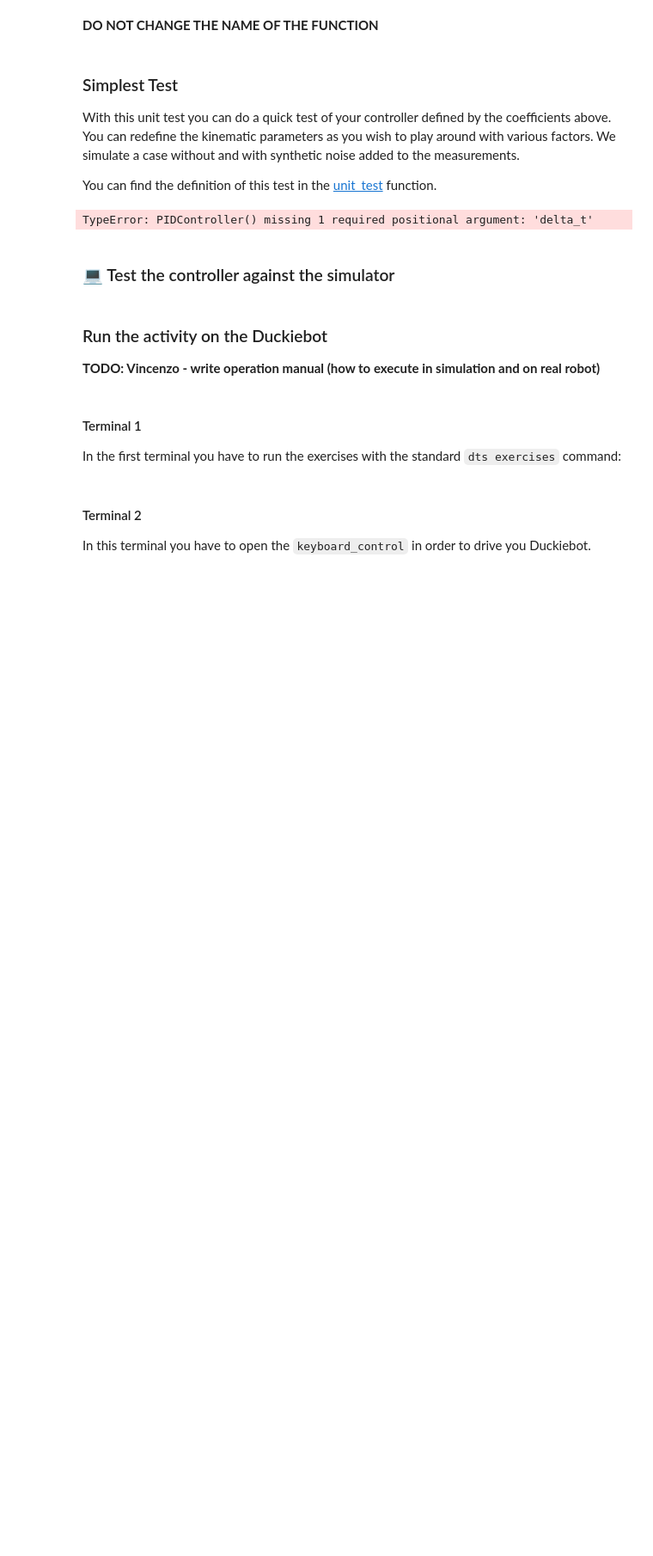
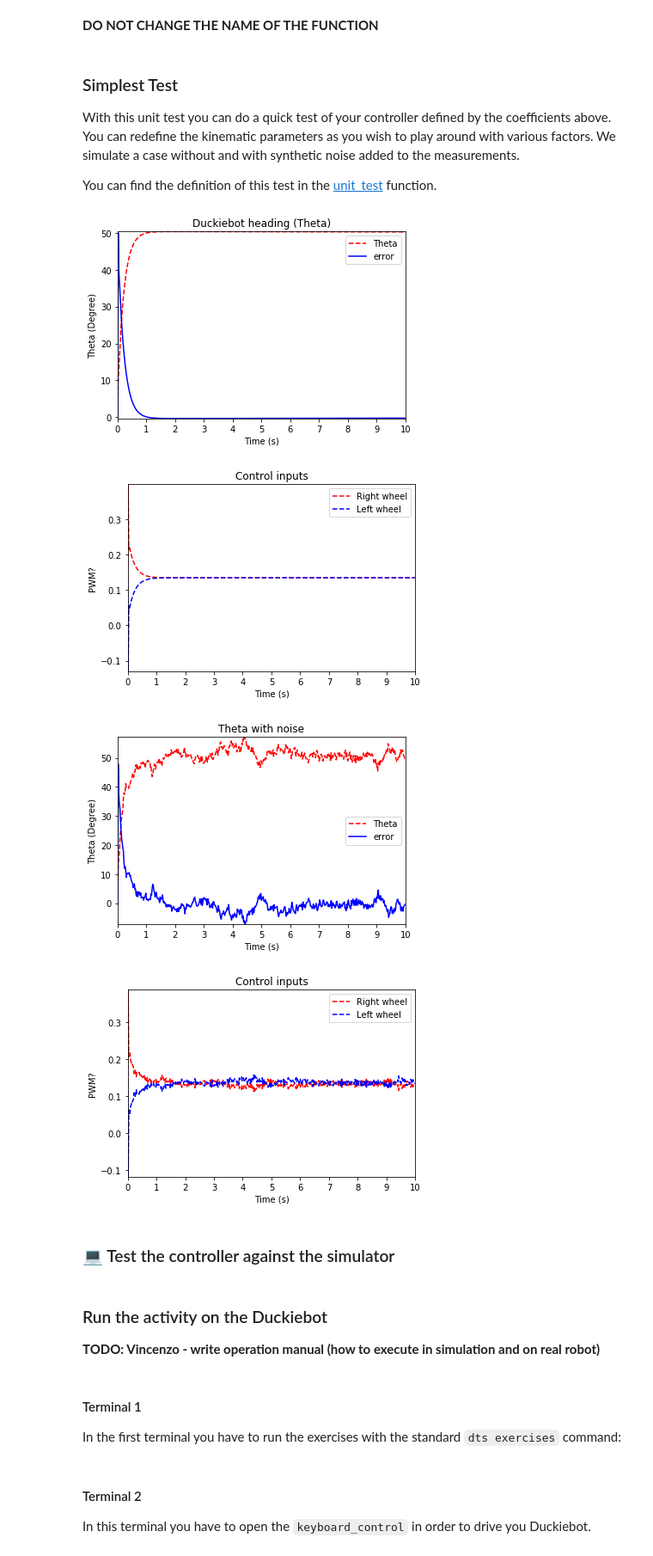
Before and after one commit to olivier-2018/dt-exercises, a Jupyter notebook: mooc-modcon/solution/06-PID-Control/PID_controller.ipynb, the cells around one changed output. Shown at 86% size. Saved outputs shown, nothing was run; the diff lists cells and outputs as text; code cells hidden in the pictures; blank space fills up the shorter version.

Commit message:
Fixed unit tests

```diff
--- a/mooc-modcon/solution/06-PID-Control/PID_controller.ipynb
+++ b/mooc-modcon/solution/06-PID-Control/PID_controller.ipynb
@@ -94,16 +94,16 @@ def PIDController(v_0, theta_ref, theta_hat, prev_e, prev_int, delta_t): #add th
     e_der = (e - prev_e)/delta_t
 
     # controller coefficients
-    Kp = 3
-    Ki = 0.5
-    Kd = 1
+    Kp = 5
+    Ki = 0.2
+    Kd = 0.1
 
     # PID controller for omega
     omega = Kp*e + Ki*e_int + Kd*e_der
 
     u = [v_0, omega]
 
-    print(f"\n\nDelta time : {delta_t} \nE : {np.rad2deg(e)} \nE int : {e_int} \nPrev e : {prev_e} \nU : {u} \nTheta hat: {np.rad2deg(theta_hat)} \n")
+    #print(f"\n\nDelta time : {delta_t} \nE : {np.rad2deg(e)} \nE int : {e_int} \nPrev e : {prev_e} \nU : {u} \nTheta hat: {np.rad2deg(theta_hat)} \n")
 
 
     return u, e, e_int
@@ -115,25 +115,28 @@ With this unit test you can do a quick test of your controller defined by the co
 You can find the definition of this test in the [unit_test](./unite_test.py) function.
 # %%
 import matplotlib.pyplot as plt
+import numpy as np
 
-import os, sys
-dir2 = os.path.abspath('')
-dir1 = os.path.dirname(dir2)
-if not dir1 in sys.path: sys.path.append(dir1)
+import sys
+sys.path.append('../')
 from unit_test import UnitTestHeadingPID
 
 # This is for quick testing purposes only - you can try different values of v_init and R, L or the ones you determined before. Try to change R, L for fun.
-v_test = v_0
+v_test = 0.2
 R_test = 0.033 # m
 baseline_test = 0.09 # m
 gain_test = 0.6
 trim_test = 0
+thata_ref= 50*np.pi/180 # in rad
 
 # Sanity check (not a faithful representation of the actual behavior, given the motion model is assumed to be exactly known)
-unit_test = UnitTestHeadingPID(R_test, baseline_test, v_test, gain_test, trim_test, PIDController) # TODO: Vincenzo - make R, L inputs to this unit testing function
+unit_test = UnitTestHeadingPID(R_test, baseline_test, v_test,thata_ref, gain_test, trim_test, PIDController) # TODO: Vincenzo - make R, L inputs to this unit testing function
 unit_test.test()
 # %% [output]
-TypeError: PIDController() missing 1 required positional argument: 'delta_t'
+[figure, added]
+[figure, added]
+[figure, added]
+[figure, added]
 # %% [markdown]
 ### 💻 Test the controller against the simulator
 # %%
```
Also changed, not shown: 2 other files.
